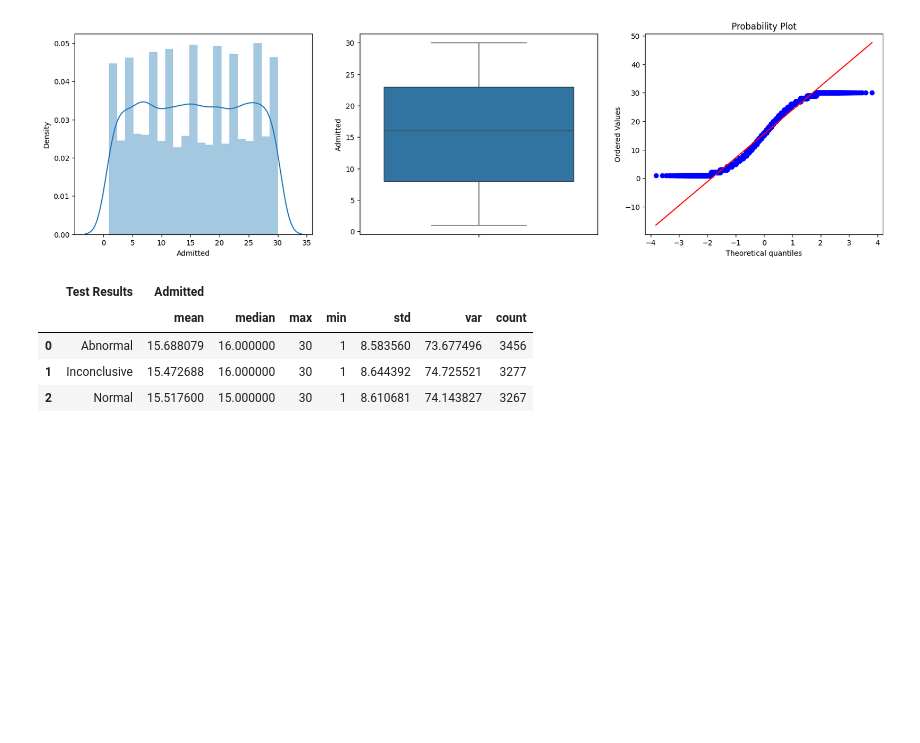
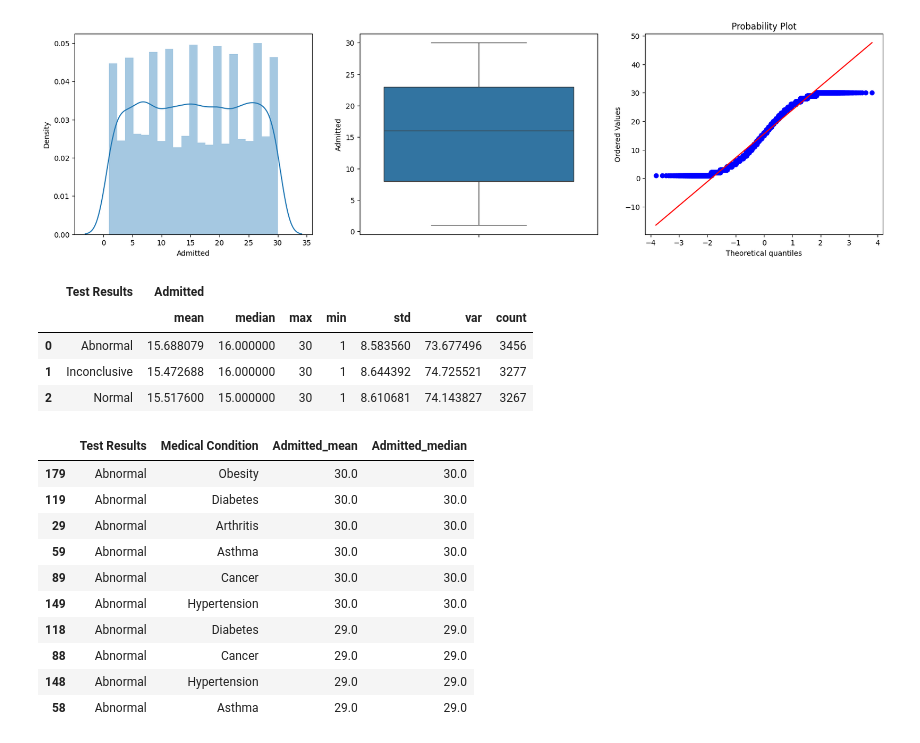
Before and after one commit to SarkarPriyanshu/DataScienceAssign, a Jupyter notebook: Healthcare_Dataset_Using_Tensorflow.ipynb, the cells around one changed output. Saved outputs shown, nothing was run; the diff lists cells and outputs as text; code cells hidden in the pictures; blank space fills up the shorter version.

```diff
--- a/Healthcare_Dataset_Using_Tensorflow.ipynb
+++ b/Healthcare_Dataset_Using_Tensorflow.ipynb
@@ -412,3 +552,28 @@ eda_df \
 | 0 | Abnormal | 15.688079 | 16.000000 | 30 | 1 | 8.583560 | 73.677496 | 3456 |
 | 1 | Inconclusive | 15.472688 | 16.000000 | 30 | 1 | 8.644392 | 74.725521 | 3277 |
 | 2 | Normal | 15.517600 | 15.000000 | 30 | 1 | 8.610681 | 74.143827 | 3267 |
+# %%
+Admitted_Medical_cond = eda_df \
+.groupby(['Test Results','Medical Condition','Admitted'],as_index=False) \
+.agg({'Admitted': ['mean','median']})
+
+
+Admitted_Medical_cond.columns = Admitted_Medical_cond.columns.droplevel()
+
+Admitted_Medical_cond.columns = ['Test Results','Medical Condition','Admitted_mean','Admitted_median']
+
+Admitted_Medical_cond \
+.query("`Test Results` == 'Abnormal'") \
+.sort_values('Admitted_median',ascending=False).iloc[:10,:]
+# %% [output]
+|  | Test Results | Medical Condition | Admitted_mean | Admitted_median |
+| 179 | Abnormal | Obesity | 30.0 | 30.0 |
+| 119 | Abnormal | Diabetes | 30.0 | 30.0 |
+| 29 | Abnormal | Arthritis | 30.0 | 30.0 |
+| 59 | Abnormal | Asthma | 30.0 | 30.0 |
+| 89 | Abnormal | Cancer | 30.0 | 30.0 |
+| 149 | Abnormal | Hypertension | 30.0 | 30.0 |
+| 118 | Abnormal | Diabetes | 29.0 | 29.0 |
+| 88 | Abnormal | Cancer | 29.0 | 29.0 |
+| 148 | Abnormal | Hypertension | 29.0 | 29.0 |
+| 58 | Abnormal | Asthma | 29.0 | 29.0 |
```
Also changed, not shown: parts of 28 cells of this notebook.
